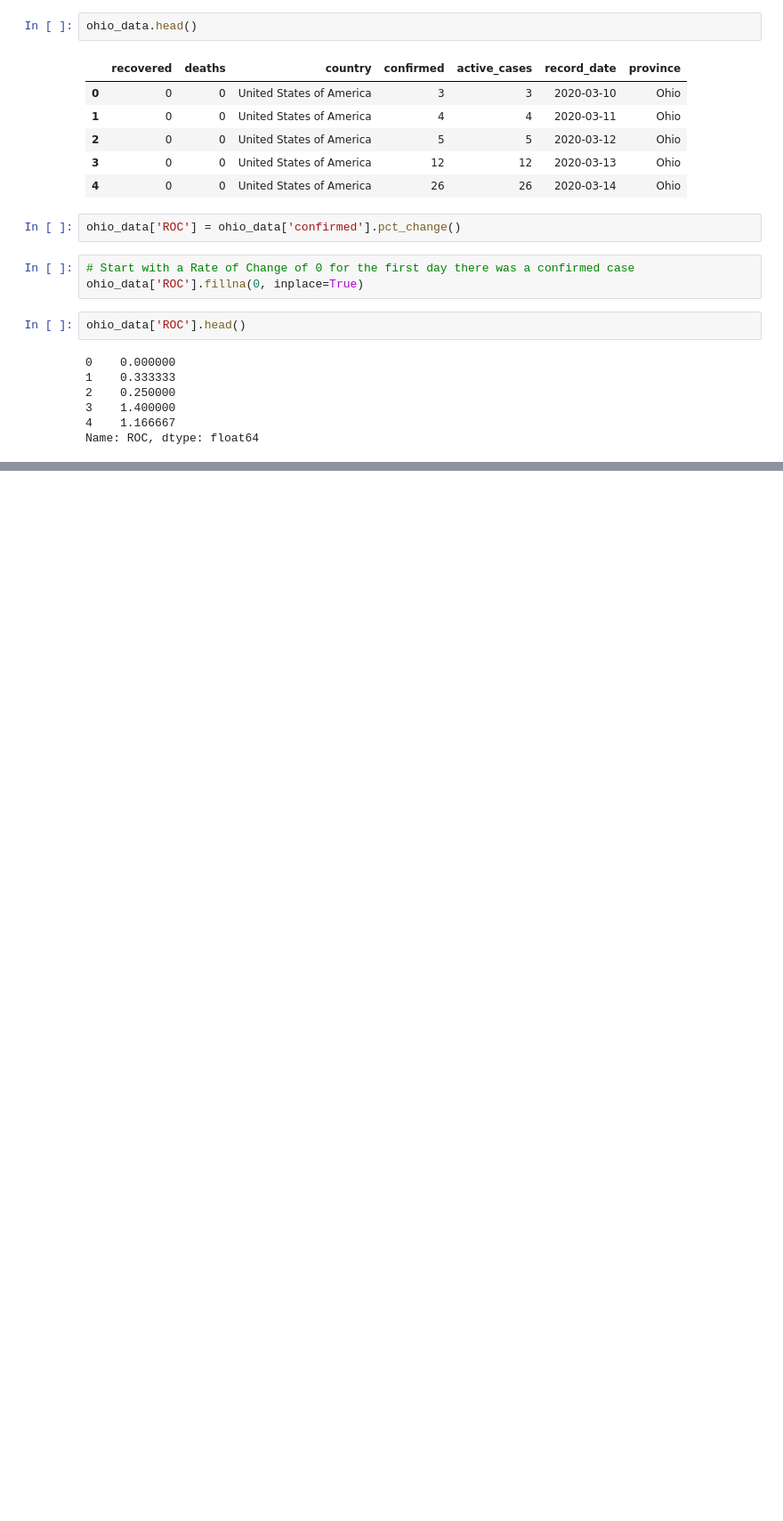
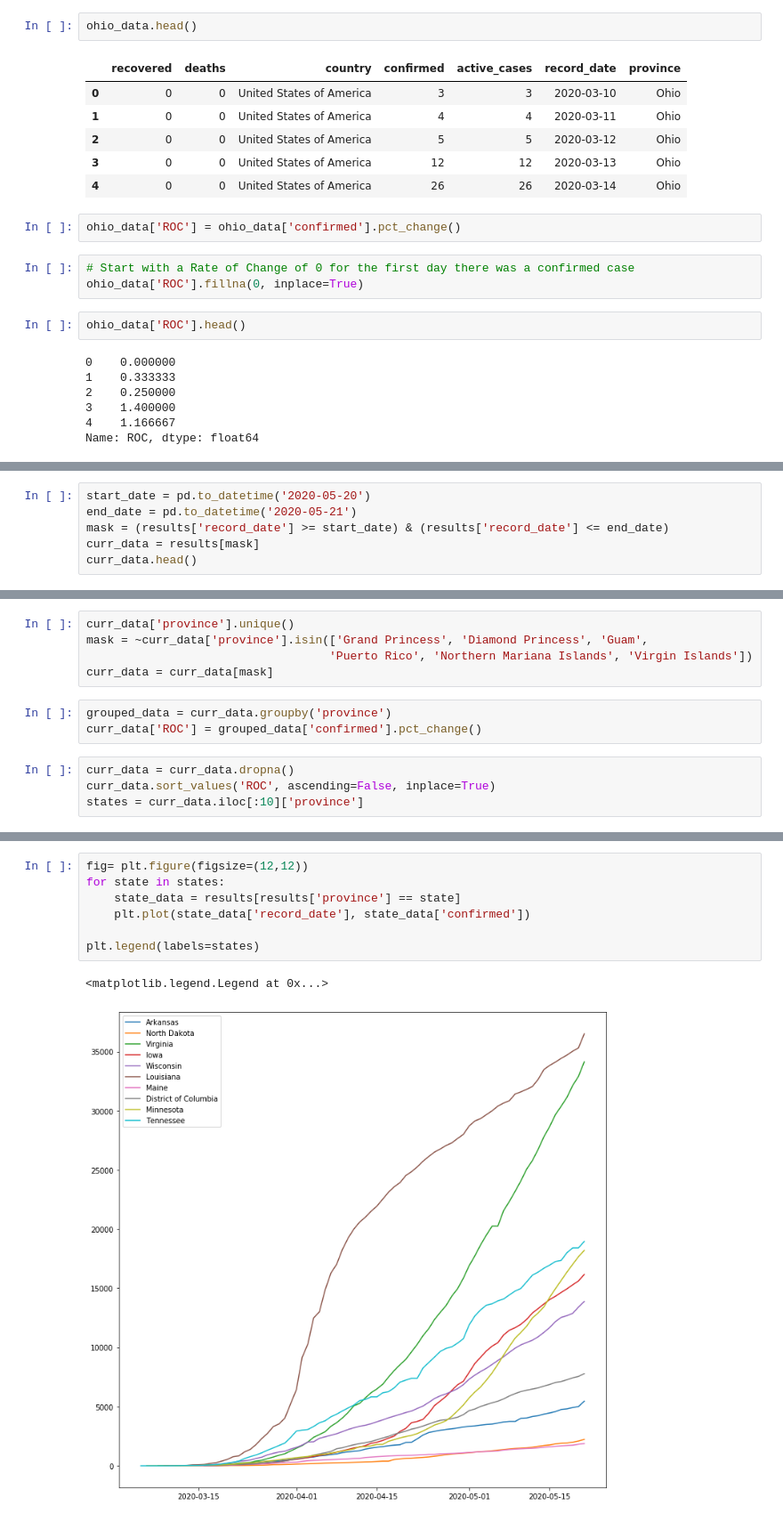
Before and after one commit to simsmat116/COVID-Tracker, a Jupyter notebook: Ad Hoc Analysis.ipynb, the cells around one changed output, grey strips where cells are left out. Shown at 89% size. Drawn from its saved outputs; the diff is of its cells as text; blank space fills up the shorter version.

```diff
--- a/Ad Hoc Analysis.ipynb
+++ b/Ad Hoc Analysis.ipynb
@@ -57,0 +74,6 @@ plt.plot(ohio_data['record_date'], ohio_data['confirmed'])
+# %%
+start_date = pd.to_datetime('2020-05-20')
+end_date = pd.to_datetime('2020-05-21')
+mask = (results['record_date'] >= start_date) & (results['record_date'] <= end_date)
+curr_data = results[mask]
+curr_data.head()
@@ -57,0 +87,12 @@ plt.plot(ohio_data['record_date'], ohio_data['confirmed'])
+# %%
+curr_data['province'].unique()
+mask = ~curr_data['province'].isin(['Grand Princess', 'Diamond Princess', 'Guam',
+                                   'Puerto Rico', 'Northern Mariana Islands', 'Virgin Islands'])
+curr_data = curr_data[mask]
+# %%
+grouped_data = curr_data.groupby('province')
+curr_data['ROC'] = grouped_data['confirmed'].pct_change()
+# %%
+curr_data = curr_data.dropna()
+curr_data.sort_values('ROC', ascending=False, inplace=True)
+states = curr_data.iloc[:10]['province']
@@ -57,0 +113,10 @@ plt.plot(ohio_data['record_date'], ohio_data['confirmed'])
+# %%
+fig= plt.figure(figsize=(12,12))
+for state in states:
+    state_data = results[results['province'] == state]
+    plt.plot(state_data['record_date'], state_data['confirmed'])
+
+plt.legend(labels=states)
+# %% [output]
+<matplotlib.legend.Legend at 0x...>
+[figure, added]
```
Also changed, not shown: parts of 11 cells of this notebook.
